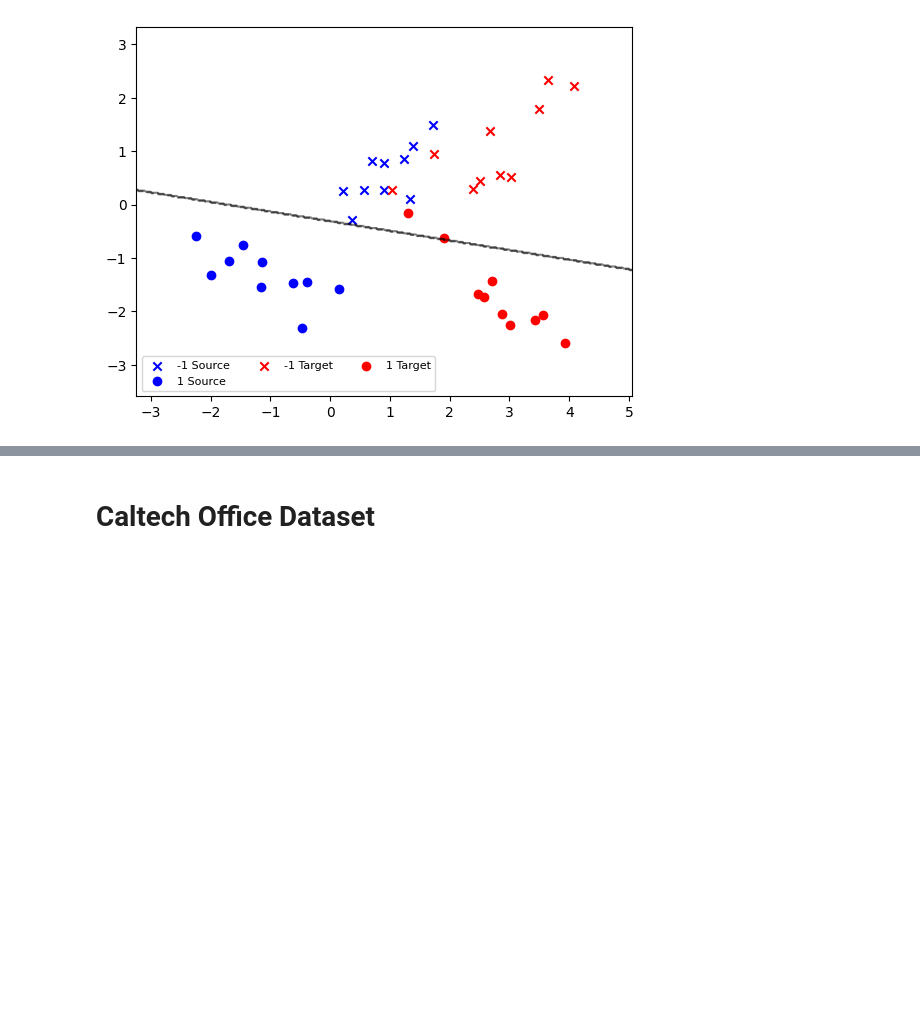
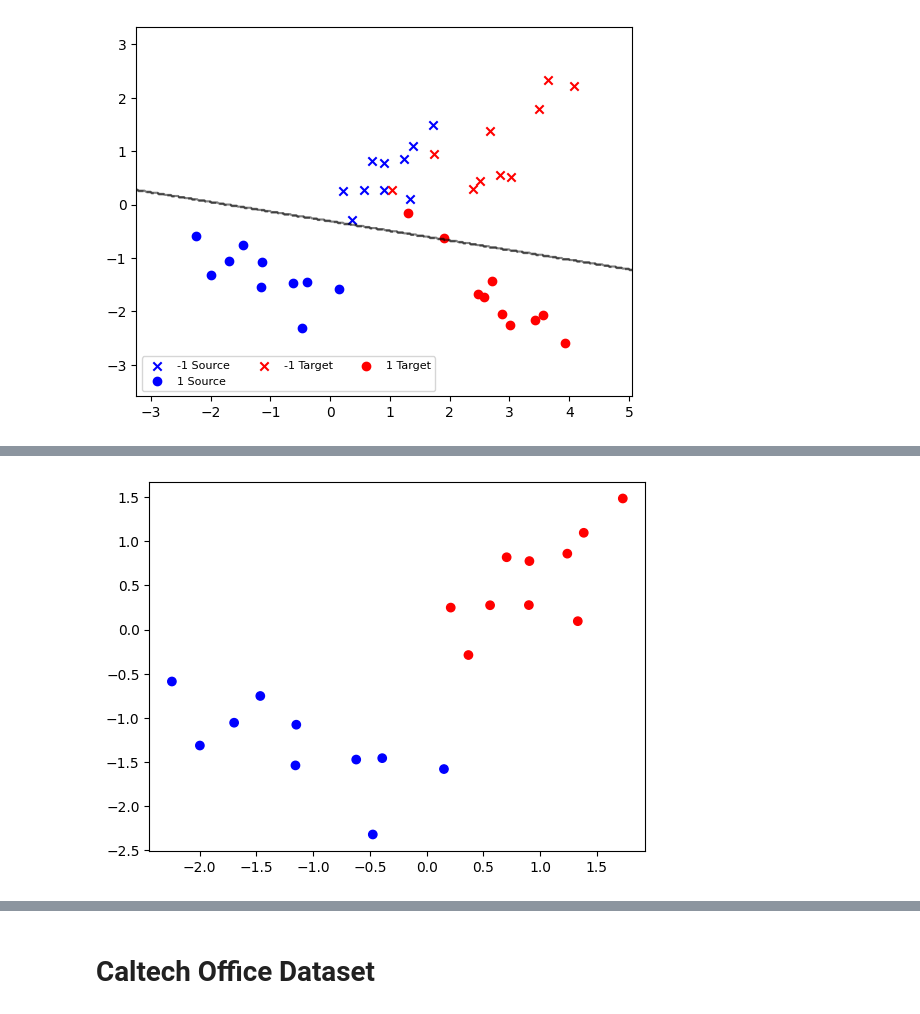
Before and after one commit to mdlbm/Optimal-Transport-Domain-Adaptation, a Jupyter notebook: OT_Domain_Adaptation.ipynb, the cells around one changed output, grey strips where cells are left out. Saved outputs shown, nothing was run; the diff lists cells and outputs as text; code cells hidden in the pictures; blank space fills up the shorter version.

```diff
--- a/OT_Domain_Adaptation.ipynb
+++ b/OT_Domain_Adaptation.ipynb
@@ -342,0 +370,17 @@ The difference is minimal because the dataset are sufficiently separated.
+# %%
+# Generate random points following the Gaussian distributions for the source
+mean1 = jnp.array([1, 1])
+cov1 = jnp.array([[0.2, 0.1], [0.1, 0.3]])
+mean2 = jnp.array([-1, -1])
+cov2 = jnp.array([[0.5, -0.4], [-0.2, 0.4]])
+n1 = 10
+n2 =10
+x1,x2,X,y = Generate2DDataset(mean1, cov1, mean2, cov2, n1_, n2_, randomkey =1)
+
+# Plot the data and the decision boundary
+plt.scatter(X[:,0], X[:,1], c=y, cmap='bwr')
+x_min, x_max = X[:, 0].min() - 1, X[:, 0].max() + 1
+y_min, y_max = X[:, 1].min() - 1, X[:, 1].max() + 1
+plt.show()
+# %% [output]
+[figure, added]
```
Also changed, not shown: parts of 41 cells of this notebook.
